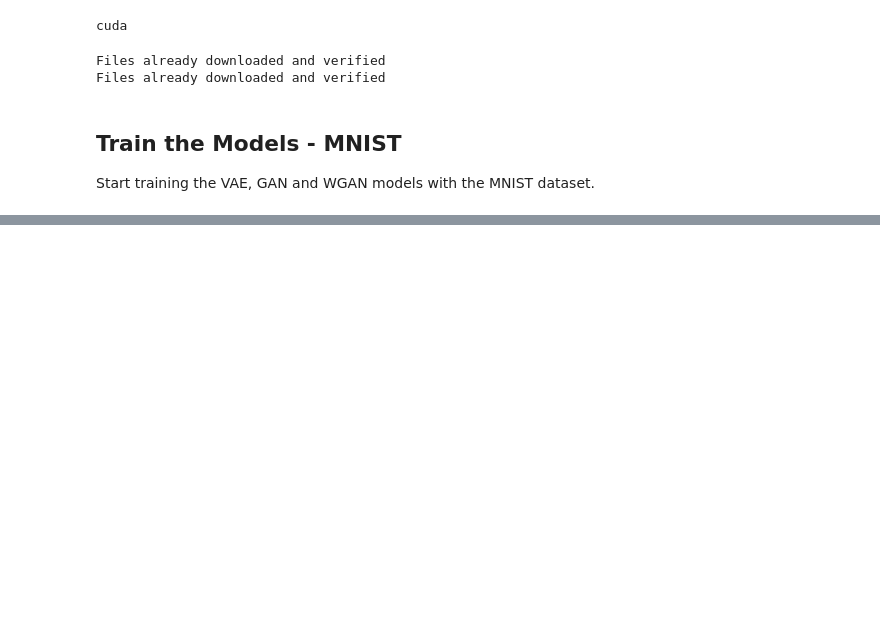
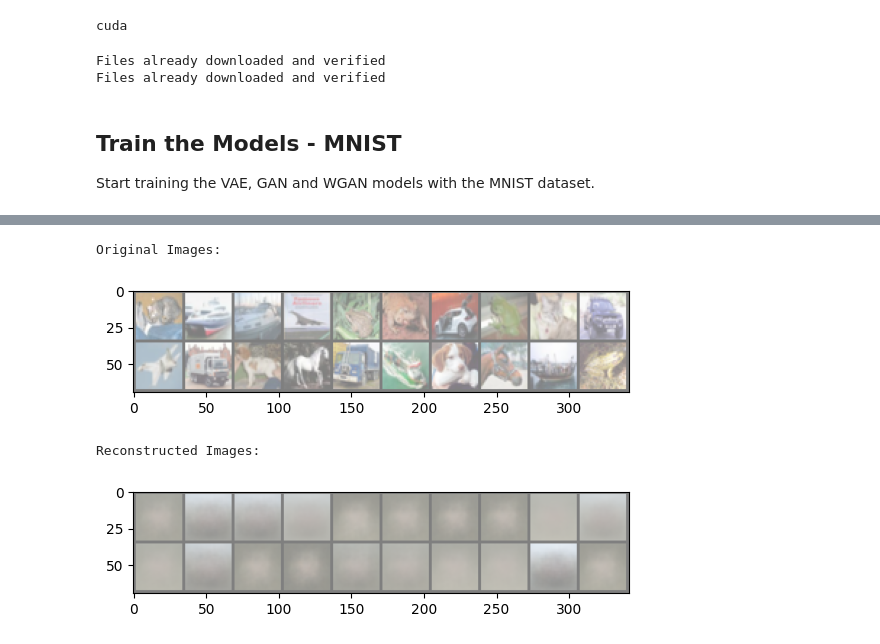
Before and after one commit to nathanbowness/CSI5340Assignments, a Jupyter notebook: Assignment4/Assignment4.ipynb, the cells around one changed output, grey strips where cells are left out. Drawn from its saved outputs; the diff is of its cells as text; code cells hidden in the pictures; blank space fills up the shorter version.

```diff
--- a/Assignment4/Assignment4.ipynb
+++ b/Assignment4/Assignment4.ipynb
@@ -154,0 +254,15 @@ Epoch [2/10], Step [501/938], BCE: 9156.4473, KLD: 785.4516, Loss: 9941.8984
+# %%
+# CIFAR 10 Data Training - Linear
+input_size = 32 * 32 * 3 # Size of CIFAR images - 3072
+hidden_size = 512 # Hidden size for hidden layer
+latent_size = 512 # Latent size for latent vector
+learning_rate = 0.001 # Learning rate for the optimizer
+num_epochs = 10 # Number of epochs to train for
+
+# Initialize the model
+vae_model_cifar_linear = VAE_linear(input_size, hidden_size, latent_size)
+# Optimizer
+optimizer = optim.Adam(vae_model_cifar_linear.parameters(), lr=learning_rate)
+
+# Train the model
+train_vae_linear(vae_model_cifar_linear, trainloader_cifar, optimizer, num_epochs, input_size)
@@ -225,0 +434,40 @@ Average Reconstruction Loss on Testing Data: 6782.4796
+# %%
+# Code to show the images in the training set, versus the linear images
+
+# Function to unnormalize and display an image
+def imshow(img):
+    img = img / 2 + 0.5  # Unnormalize
+    npimg = img.numpy()
+    plt.imshow(np.transpose(npimg, (1, 2, 0)))
+    plt.show()
+
+# Function to generate and display reconstructed images from the VAE
+def generate_and_show_cifar_linear(vae_model, data_loader, num_rows=1):
+    vae_model.eval()
+    with torch.no_grad():
+        for images, _ in data_loader:
+            # Display original images
+            print('Original Images:')
+            imshow(torchvision.utils.make_grid(images, nrow=num_rows))
+
+            # Forward pass through the VAE
+            images = images.view(-1, 3 * 32 * 32).to(default_device)
+            recon_images, _, _ = vae_model(images)
+
+            # Reshape reconstructed images for visualization
+            recon_images = recon_images.view(-1, 3, 32, 32)
+
+            # Display reconstructed images
+            print('Reconstructed Images:')
+            imshow(torchvision.utils.make_grid(recon_images.cpu(), nrow=num_rows))
+            break  # Break after the first batch for demonstration purposes
+
+
+
+# Compare trained and untrained images
+generate_and_show_cifar_linear(vae_model_cifar_linear, testloader_cifar, num_rows=10)
+# %% [output]
+Original Images:
+[figure, added]
+Reconstructed Images:
+[figure, added]
```
Also changed, not shown: parts of 9 cells of this notebook.
